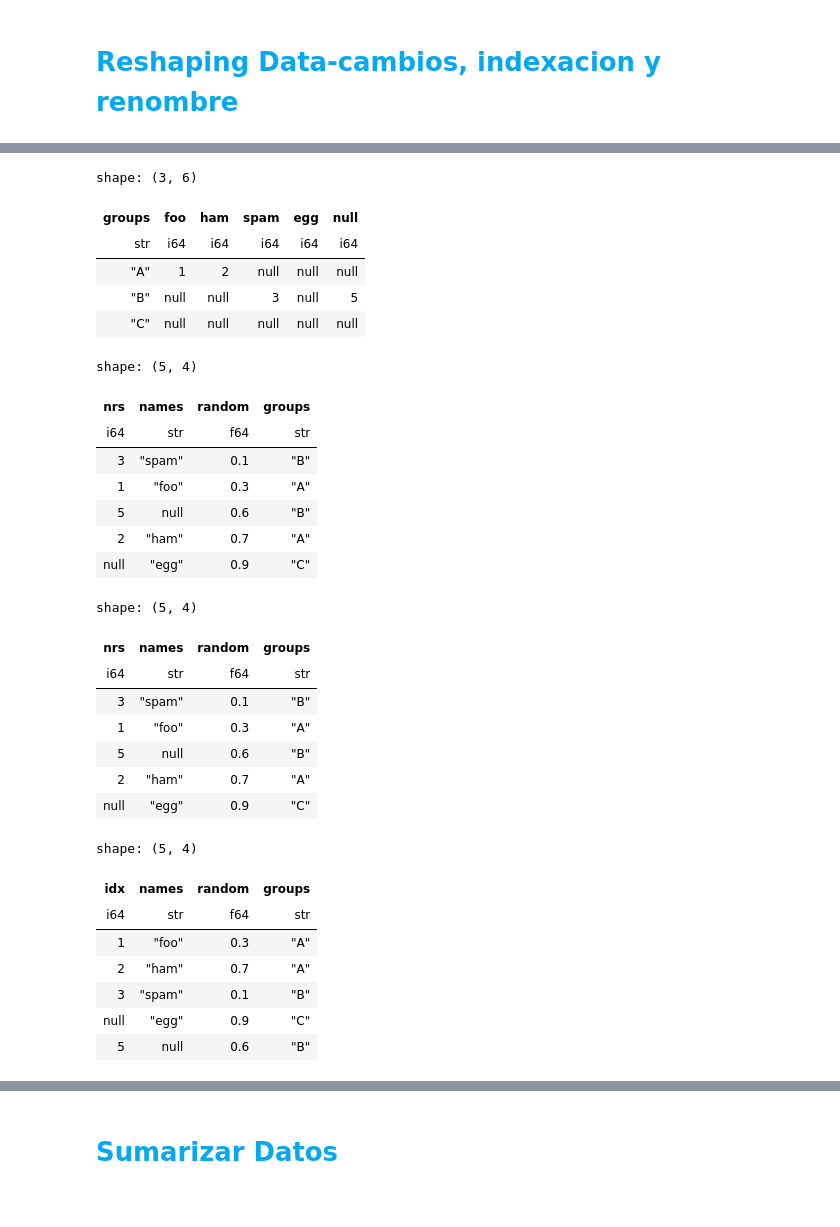
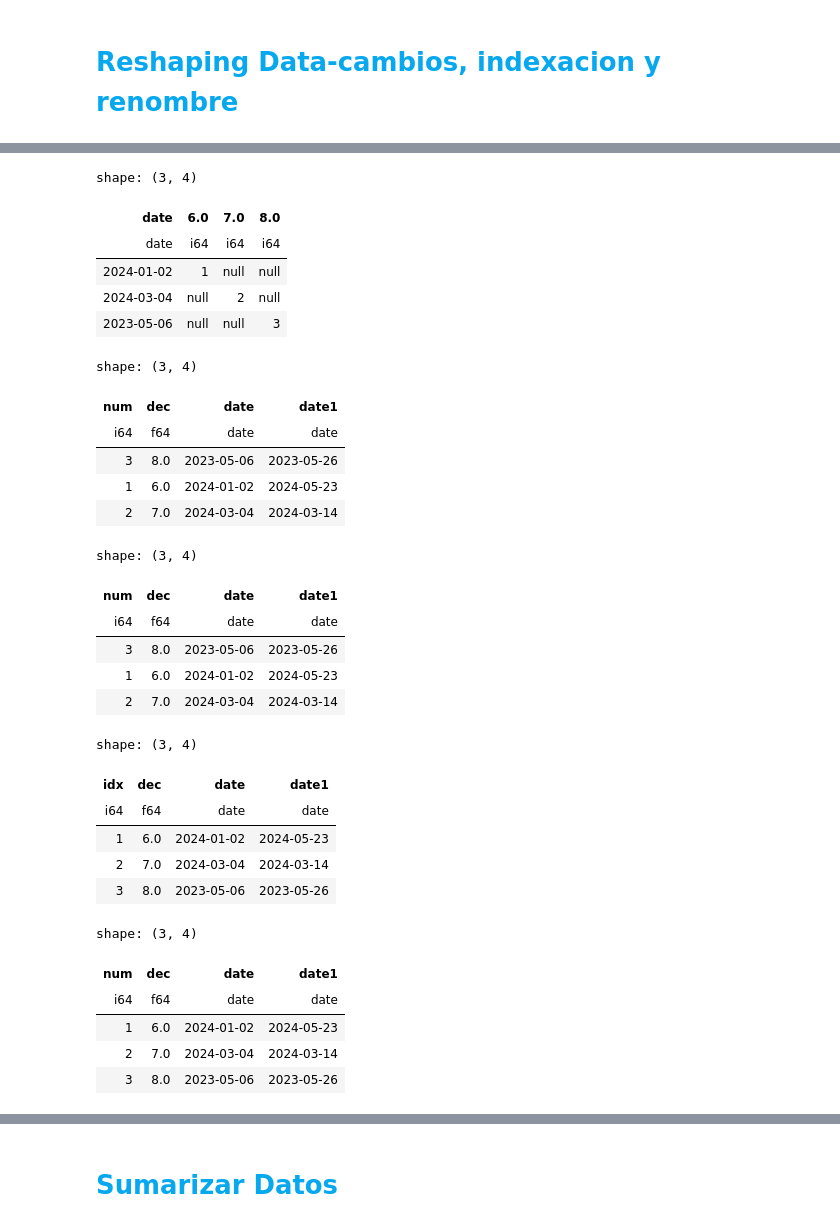
Before and after one commit to Viny2030/colabs, a Jupyter notebook: polars.ipynb, the cells around one changed output, grey strips where cells are left out. Drawn from its saved outputs; the diff is of its cells as text; code cells hidden in the pictures.

```diff
--- a/polars.ipynb
+++ b/polars.ipynb
@@ -1951,48 +1924,51 @@ shape: (10, 3)
 # %%
 # Extienda las filas en columnas
-df.pivot(values="nrs", index="groups", columns="names")
+df.pivot(values="num", index="date", columns="dec")
 # %% [output]
-shape: (3, 6)
+shape: (3, 4)
-| groups | foo | ham | spam | egg | null |
-| str | i64 | i64 | i64 | i64 | i64 |
-| "A" | 1 | 2 | null | null | null |
-| "B" | null | null | 3 | null | 5 |
-| "C" | null | null | null | null | null |
+| date | 6.0 | 7.0 | 8.0 |
+| date | i64 | i64 | i64 |
+| 2024-01-02 | 1 | null | null |
+| 2024-03-04 | null | 2 | null |
+| 2023-05-06 | null | null | 3 |
 # %%
 # Ordenar filas por valores de una columna (bajo a alto)
-df.sort("random")
+df.sort("date")
 # %% [output]
-shape: (5, 4)
+shape: (3, 4)
-| nrs | names | random | groups |
-| i64 | str | f64 | str |
-| 3 | "spam" | 0.1 | "B" |
-| 1 | "foo" | 0.3 | "A" |
-| 5 | null | 0.6 | "B" |
-| 2 | "ham" | 0.7 | "A" |
-| null | "egg" | 0.9 | "C" |
+| num | dec | date | date1 |
+| i64 | f64 | date | date |
+| 3 | 8.0 | 2023-05-06 | 2023-05-26 |
+| 1 | 6.0 | 2024-01-02 | 2024-05-23 |
+| 2 | 7.0 | 2024-03-04 | 2024-03-14 |
 # %%
 # Ordenar filas por valores de una columna (alto a bajo)
-df.sort("random", descending=False)
+df.sort("date", descending=False)
 # %% [output]
-shape: (5, 4)
+shape: (3, 4)
-| nrs | names | random | groups |
-| i64 | str | f64 | str |
-| 3 | "spam" | 0.1 | "B" |
-| 1 | "foo" | 0.3 | "A" |
-| 5 | null | 0.6 | "B" |
-| 2 | "ham" | 0.7 | "A" |
-| null | "egg" | 0.9 | "C" |
+| num | dec | date | date1 |
+| i64 | f64 | date | date |
+| 3 | 8.0 | 2023-05-06 | 2023-05-26 |
+| 1 | 6.0 | 2024-01-02 | 2024-05-23 |
+| 2 | 7.0 | 2024-03-04 | 2024-03-14 |
 # %%
 ## Renombrar las columnas de un DataFrame
-df.rename({"nrs": "idx"})
+df.rename({"num": "idx"})
 # %% [output]
-shape: (5, 4)
+shape: (3, 4)
-| idx | names | random | groups |
-| i64 | str | f64 | str |
-| 1 | "foo" | 0.3 | "A" |
-| 2 | "ham" | 0.7 | "A" |
-| 3 | "spam" | 0.1 | "B" |
-| null | "egg" | 0.9 | "C" |
-| 5 | null | 0.6 | "B" |
+| idx | dec | date | date1 |
+| i64 | f64 | date | date |
+| 1 | 6.0 | 2024-01-02 | 2024-05-23 |
+| 2 | 7.0 | 2024-03-04 | 2024-03-14 |
+| 3 | 8.0 | 2023-05-06 | 2023-05-26 |
+# %%
+df
+# %% [output]
+shape: (3, 4)
+| num | dec | date | date1 |
+| i64 | f64 | date | date |
+| 1 | 6.0 | 2024-01-02 | 2024-05-23 |
+| 2 | 7.0 | 2024-03-04 | 2024-03-14 |
+| 3 | 8.0 | 2023-05-06 | 2023-05-26 |
 # %%
 # Borrar columnas de un DataFrame
```
Also changed, not shown: parts of 58 cells of this notebook.
